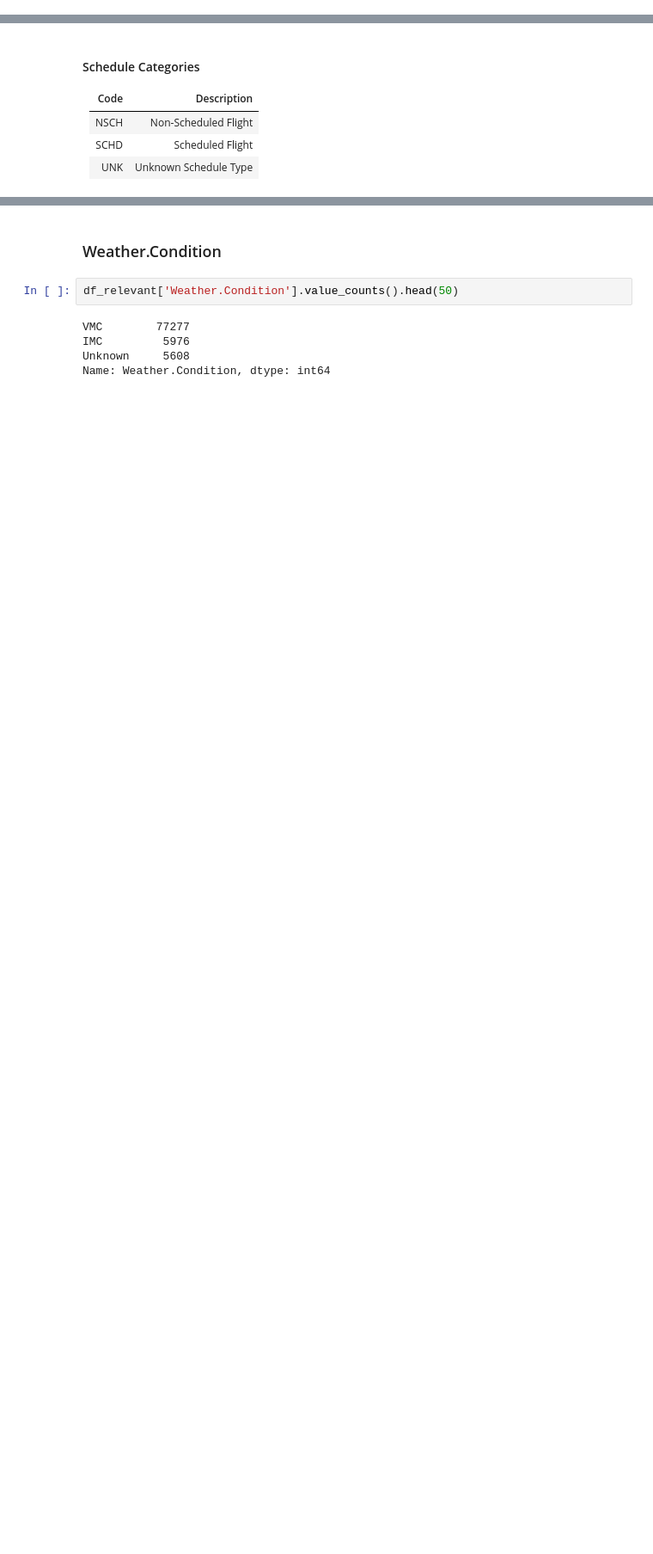
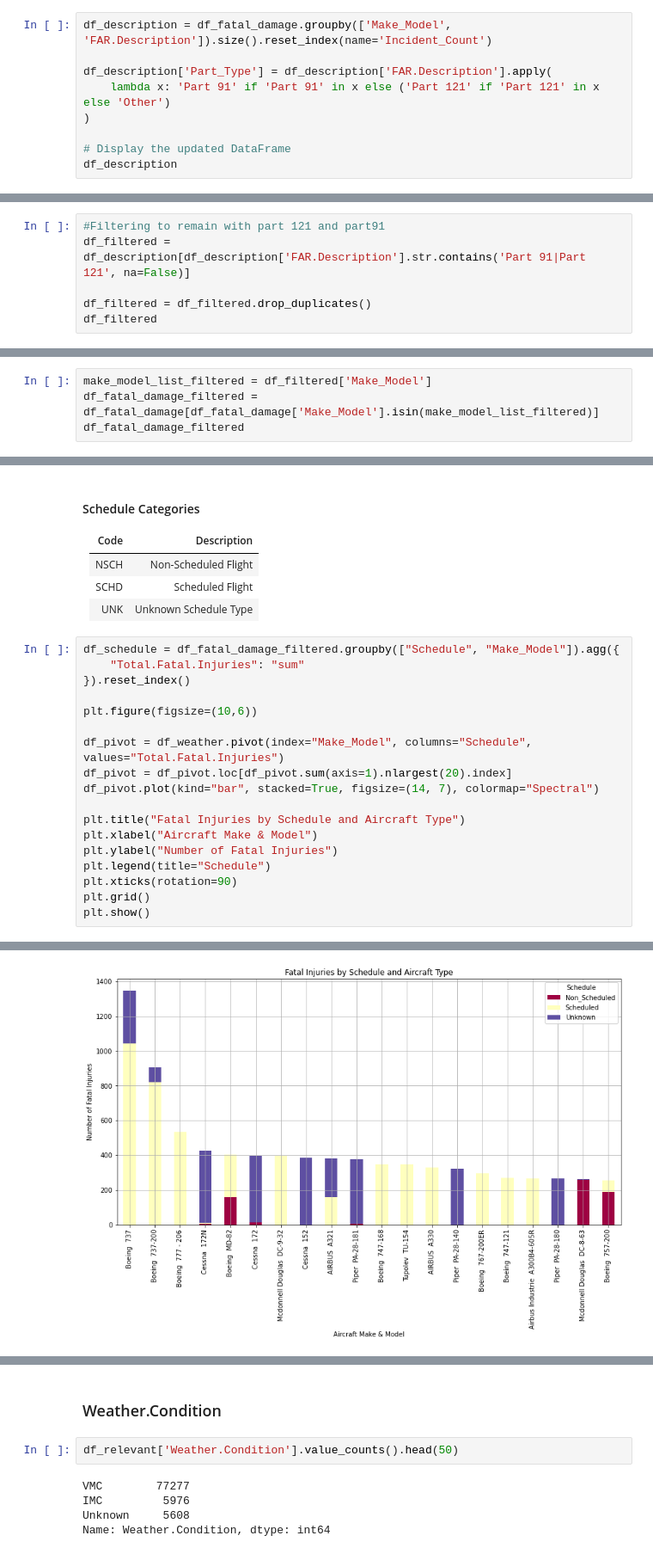
Before and after one commit to Lily-kwamboka/Aviation-Dataset-Analysis, a Jupyter notebook: Aviation.ipynb, the cells around one changed output, grey strips where cells are left out. Shown at 86% size. Saved outputs shown, nothing was run; the diff lists cells and outputs as text; blank space fills up the shorter version.

```diff
--- a/Aviation.ipynb
+++ b/Aviation.ipynb
@@ -559,0 +752,9 @@ Name: FAR.Description, dtype: int64
+# %%
+df_description = df_fatal_damage.groupby(['Make_Model', 'FAR.Description']).size().reset_index(name='Incident_Count')
+
+df_description['Part_Type'] = df_description['FAR.Description'].apply(
+    lambda x: 'Part 91' if 'Part 91' in x else ('Part 121' if 'Part 121' in x else 'Other')
+)
+
+# Display the updated DataFrame
+df_description
@@ -559,0 +779,6 @@ Name: FAR.Description, dtype: int64
+# %%
+#Filtering to remain with part 121 and part91
+df_filtered = df_description[df_description['FAR.Description'].str.contains('Part 91|Part 121', na=False)]
+
+df_filtered = df_filtered.drop_duplicates()
+df_filtered
@@ -559,0 +806,4 @@ Name: FAR.Description, dtype: int64
+# %%
+make_model_list_filtered = df_filtered['Make_Model']
+df_fatal_damage_filtered = df_fatal_damage[df_fatal_damage['Make_Model'].isin(make_model_list_filtered)]
+df_fatal_damage_filtered
@@ -574,3 +845,22 @@ Name: Schedule, dtype: int64
 | NSCH  | Non-Scheduled Flight     |
 | SCHD  | Scheduled Flight         |
 | UNK   | Unknown Schedule Type    |
+# %%
+df_schedule = df_fatal_damage_filtered.groupby(["Schedule", "Make_Model"]).agg({
+    "Total.Fatal.Injuries": "sum"
+}).reset_index()
+
+plt.figure(figsize=(10,6))
+
+df_pivot = df_weather.pivot(index="Make_Model", columns="Schedule", values="Total.Fatal.Injuries")
+df_pivot = df_pivot.loc[df_pivot.sum(axis=1).nlargest(20).index]
+df_pivot.plot(kind="bar", stacked=True, figsize=(14, 7), colormap="Spectral")
+
+plt.title("Fatal Injuries by Schedule and Aircraft Type")
+plt.xlabel("Aircraft Make & Model")
+plt.ylabel("Number of Fatal Injuries")
+plt.legend(title="Schedule")
+plt.xticks(rotation=90)
+plt.grid()
+plt.show()
+# %% [output]
@@ -576,0 +868 @@ Name: Schedule, dtype: int64
+[figure, added]
```
Also changed, not shown: parts of 57 cells of this notebook.
